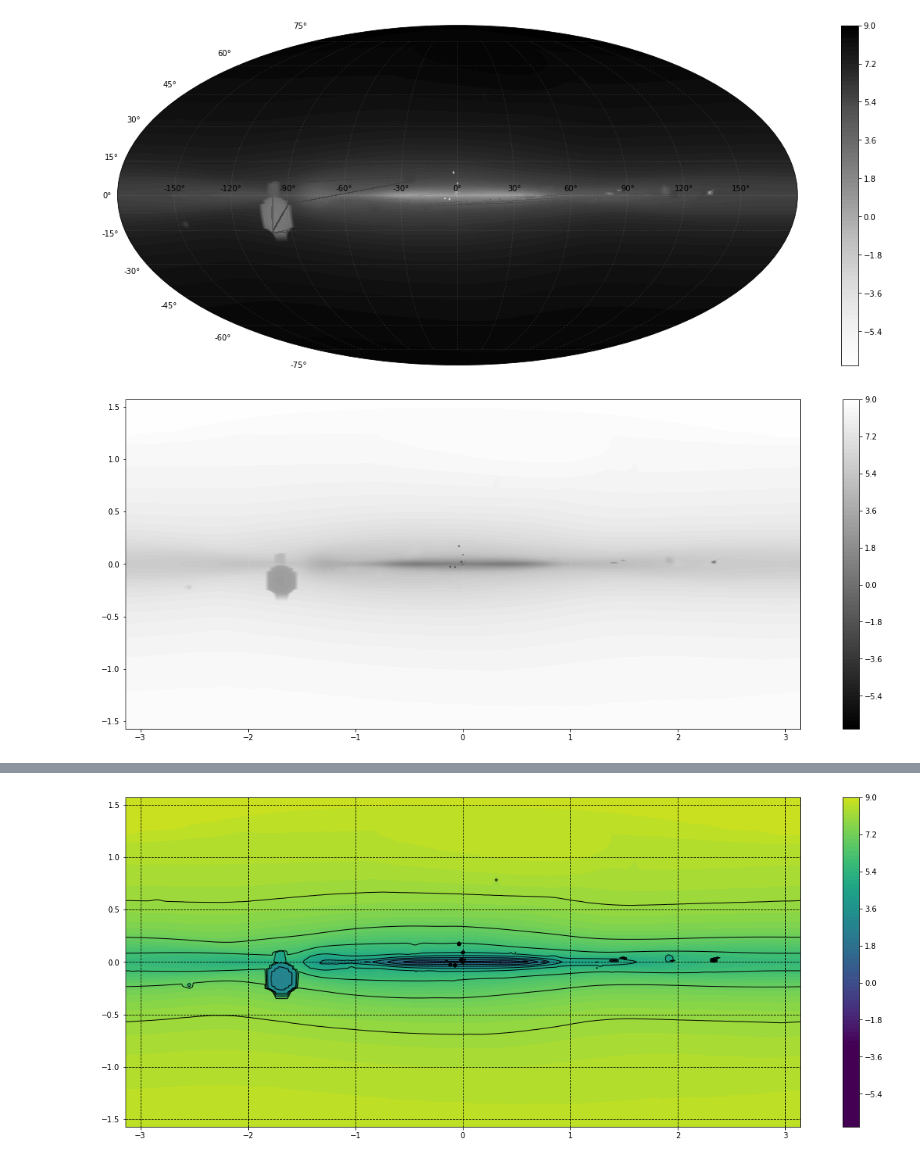
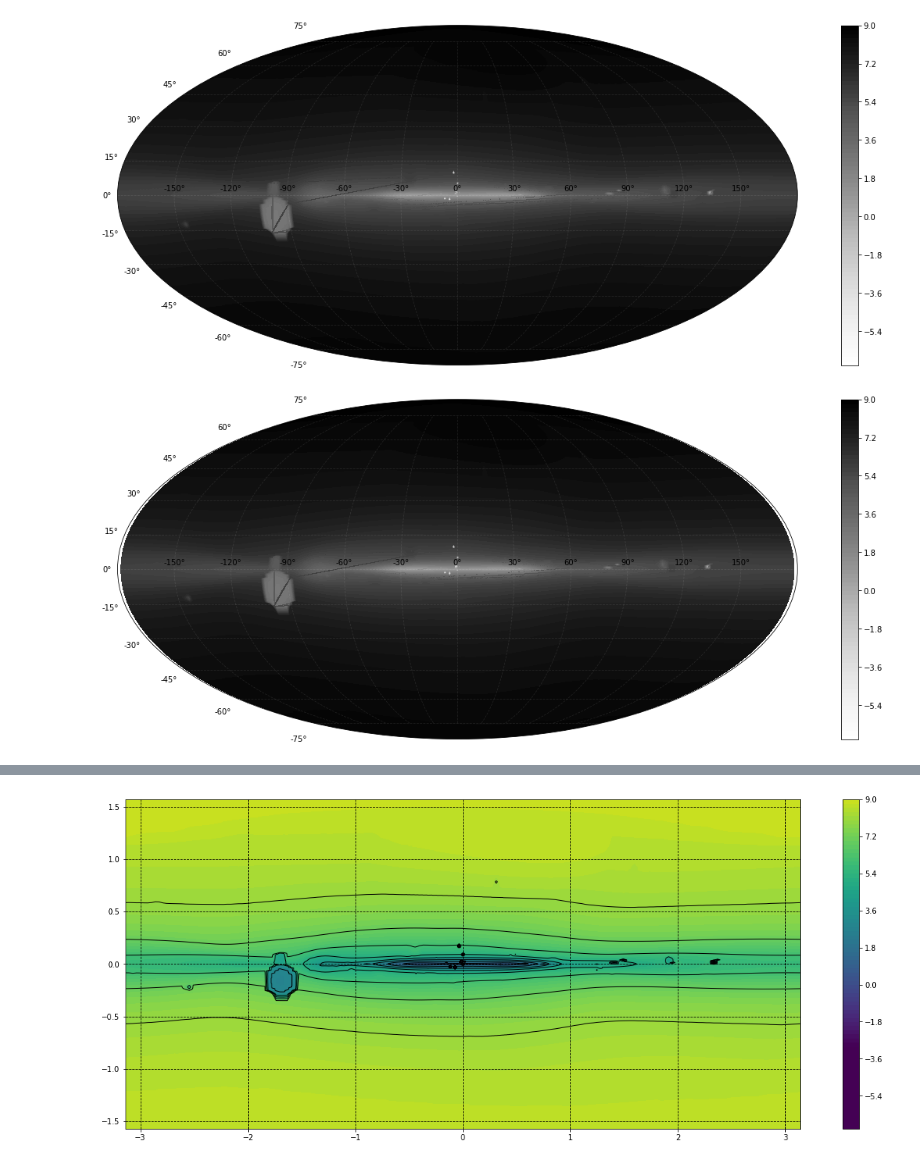
Before and after one commit to bbrzycki/scintillation_map, a Jupyter notebook: scintillation_map.ipynb, the cells around one changed output, grey strips where cells are left out. Saved outputs shown, nothing was run; the diff lists cells and outputs as text; code cells hidden in the pictures.

```diff
--- a/scintillation_map.ipynb
+++ b/scintillation_map.ipynb
@@ -354,14 +354,18 @@ plt.show()
 [figure]
 # %%
 fig = plt.figure(figsize=(20,8))
-ax = plt.subplot(111)
+ax = plt.subplot(111, projection = 'mollweide')
 # ax = plt.subplot(111)
 
+frac = 0.99
+small_X = X*frac
+small_Y = Y*frac
 plt.grid(color='w', linestyle='--', alpha=0.1)
 # ax.contour(X,Y,np.log(scint),levels=np.arange(-3, 10),colors='k', linewidths=1)
-c = ax.contourf(X,Y,np.log(scint),100,cmap='gist_gray')
+c = ax.contourf(small_X,small_Y,np.log(scint),100,cmap='Greys')
 fig.colorbar(c)
 
+# plt.savefig('test.png')
 plt.show()
 # %% [output]
-[figure, old version]
+[figure, new version]
```
Also changed, not shown: parts of 2 cells of this notebook, 1 other file.
